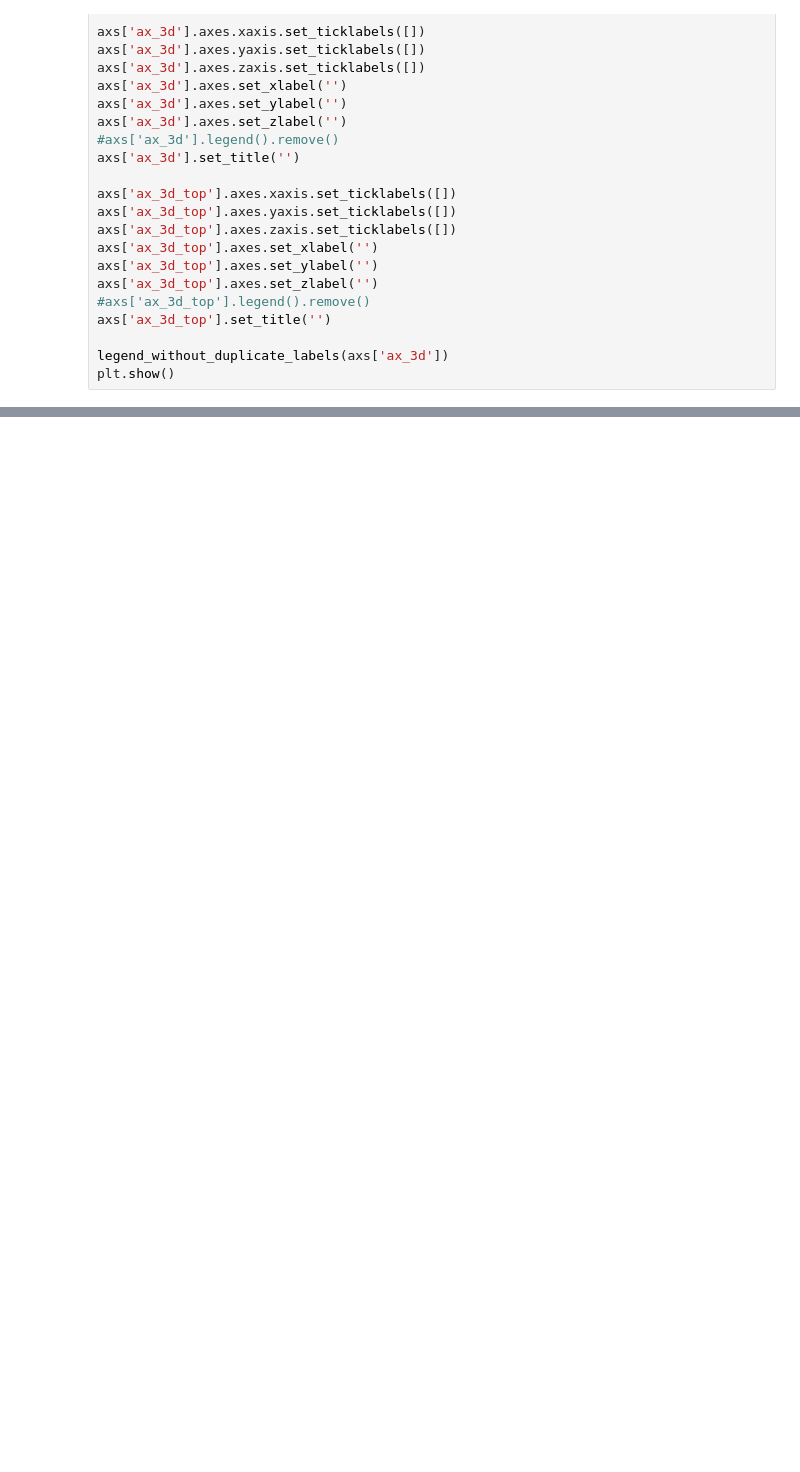
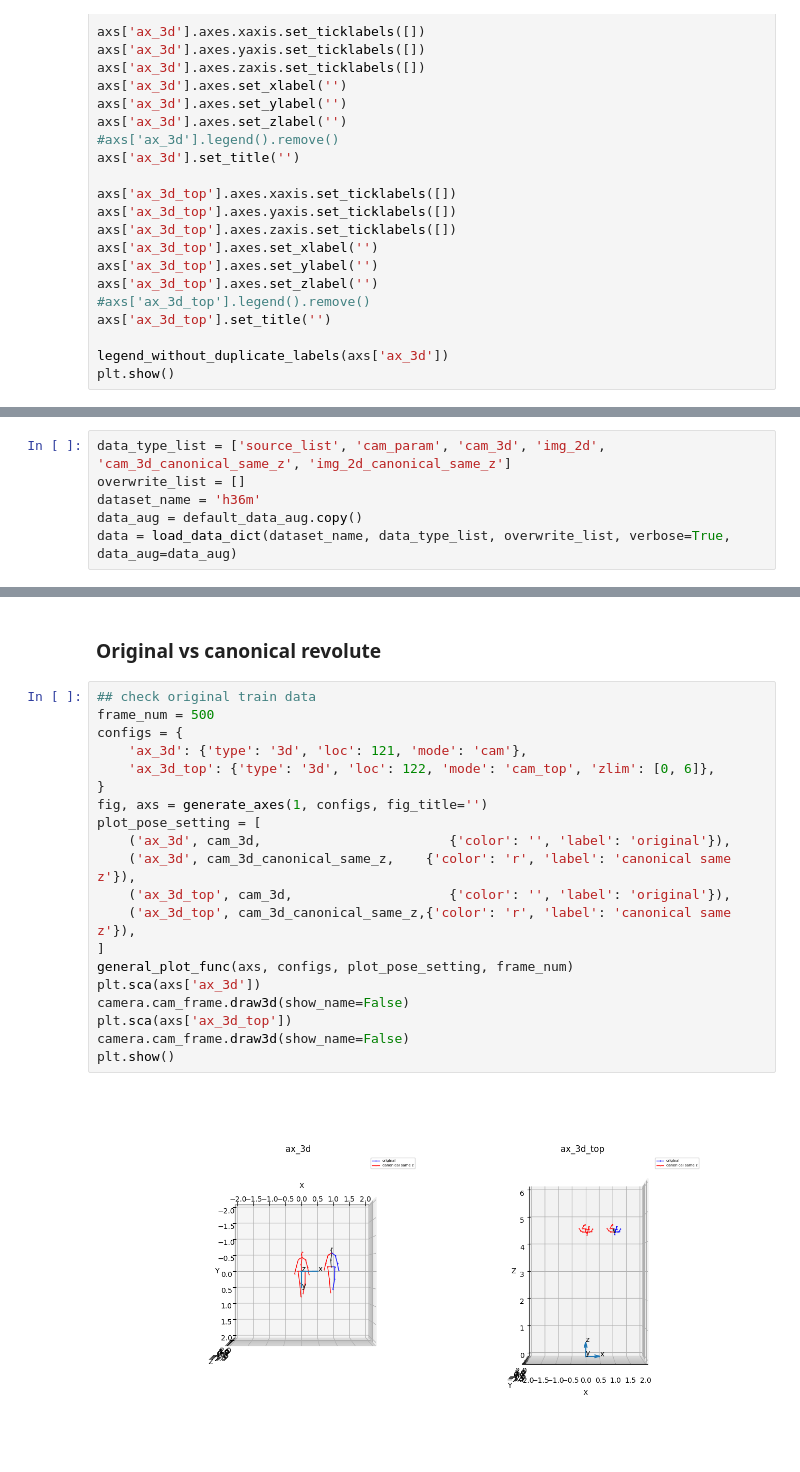
Before and after one commit to hoo223/MotionBERT, a Jupyter notebook: custom_codes/figures/draw_figures.ipynb, the cells around one changed output, grey strips where cells are left out. Saved outputs shown, nothing was run; the diff lists cells and outputs as text; blank space fills up the shorter version.

```diff
--- a/custom_codes/figures/draw_figures.ipynb
+++ b/custom_codes/figures/draw_figures.ipynb
@@ -866,0 +869,6 @@ plt.show()
+# %%
+data_type_list = ['source_list', 'cam_param', 'cam_3d', 'img_2d', 'cam_3d_canonical_same_z', 'img_2d_canonical_same_z']
+overwrite_list = []
+dataset_name = 'h36m'
+data_aug = default_data_aug.copy()
+data = load_data_dict(dataset_name, data_type_list, overwrite_list, verbose=True, data_aug=data_aug)
@@ -866,0 +972,24 @@ plt.show()
+# %% [markdown]
+### Original vs canonical revolute
+# %%
+## check original train data
+frame_num = 500
+configs = {
+    'ax_3d': {'type': '3d', 'loc': 121, 'mode': 'cam'},
+    'ax_3d_top': {'type': '3d', 'loc': 122, 'mode': 'cam_top', 'zlim': [0, 6]},
+}
+fig, axs = generate_axes(1, configs, fig_title='')
+plot_pose_setting = [
+    ('ax_3d', cam_3d,                        {'color': '', 'label': 'original'}),
+    ('ax_3d', cam_3d_canonical_same_z,    {'color': 'r', 'label': 'canonical same z'}),
+    ('ax_3d_top', cam_3d,                    {'color': '', 'label': 'original'}),
+    ('ax_3d_top', cam_3d_canonical_same_z,{'color': 'r', 'label': 'canonical same z'}),
+]
+general_plot_func(axs, configs, plot_pose_setting, frame_num)
+plt.sca(axs['ax_3d'])
+camera.cam_frame.draw3d(show_name=False)
+plt.sca(axs['ax_3d_top'])
+camera.cam_frame.draw3d(show_name=False)
+plt.show()
+# %% [output]
+[figure, added]
```
Also changed, not shown: parts of 11 cells of this notebook, 37 other files.
